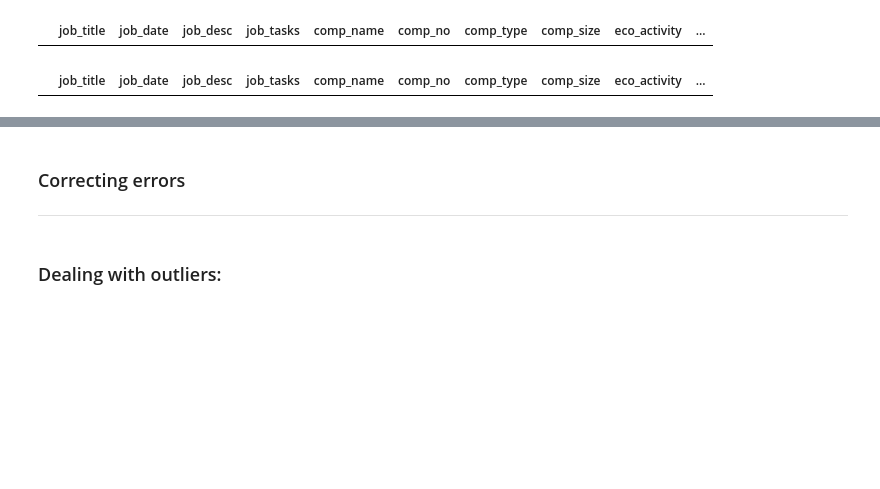
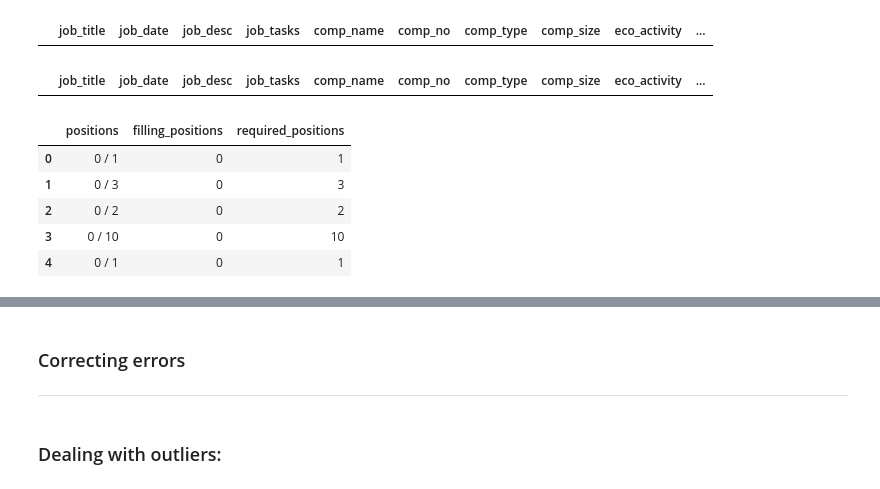
Before and after one commit to Tuwaiq-DS-ML-bootcamp-V-9/Usecase-5, a Jupyter notebook: EDA explain template.ipynb, the cells around one changed output, grey strips where cells are left out. Drawn from its saved outputs; the diff is of its cells as text; code cells hidden in the pictures; blank space fills up the shorter version.

```diff
--- a/EDA explain template.ipynb
+++ b/EDA explain template.ipynb
@@ -584,9 +587,8 @@ most_common_qualif = Jadarat_data.groupby(['job_desc', 'job_title'])['qualif'].a
 # Step 2: Map the most common 'qualif' to the original dataframe
 Jadarat_data['qualif'] = Jadarat_data['qualif'].fillna(Jadarat_data.groupby(['job_desc', 'job_title'])['qualif'].transform(lambda x: x.mode()[0] if not x.mode().empty else None))
 
-# Step 3: Handle any remaining missing values by filling with the overall most common 'qualif'
-overall_most_common_qualif = Jadarat_data['qualif'].mode()[0]
-Jadarat_data['qualif'] = Jadarat_data['qualif'].fillna(overall_most_common_qualif)
+# Step 3: Handle any remaining missing values by filling with 'unknown'
+Jadarat_data['qualif'] = Jadarat_data['qualif'].fillna('unknown')
 
 # Verify the result
 missing_qualif_after = Jadarat_data[Jadarat_data['qualif'].isnull()]
@@ -595,3 +597,20 @@ missing_qualif_after = Jadarat_data[Jadarat_data['qualif'].isnull()]
 missing_qualif_after
 # %% [output]
 |  | job_title | job_date | job_desc | job_tasks | comp_name | comp_no | comp_type | comp_size | eco_activity | ... |
+# %%
+# Step 1: Split the 'positions' column into 'filling_positions' and 'required_positions' by the '/' separator
+Jadarat_data[['filling_positions', 'required_positions']] = Jadarat_data['positions'].str.split('/', expand=True)
+
+# Step 2: Clean up any extra spaces around the values (if any)
+Jadarat_data['filling_positions'] = Jadarat_data['filling_positions'].str.strip()
+Jadarat_data['required_positions'] = Jadarat_data['required_positions'].str.strip()
+
+# Verify the result
+Jadarat_data[['positions', 'filling_positions', 'required_positions']].head()
+# %% [output]
+|  | positions | filling_positions | required_positions |
+| 0 | 0 / 1 | 0 | 1 |
+| 1 | 0 / 3 | 0 | 3 |
+| 2 | 0 / 2 | 0 | 2 |
+| 3 | 0 / 10 | 0 | 10 |
+| 4 | 0 / 1 | 0 | 1 |
```
Also changed, not shown: parts of 5 cells of this notebook, 1 other file.
